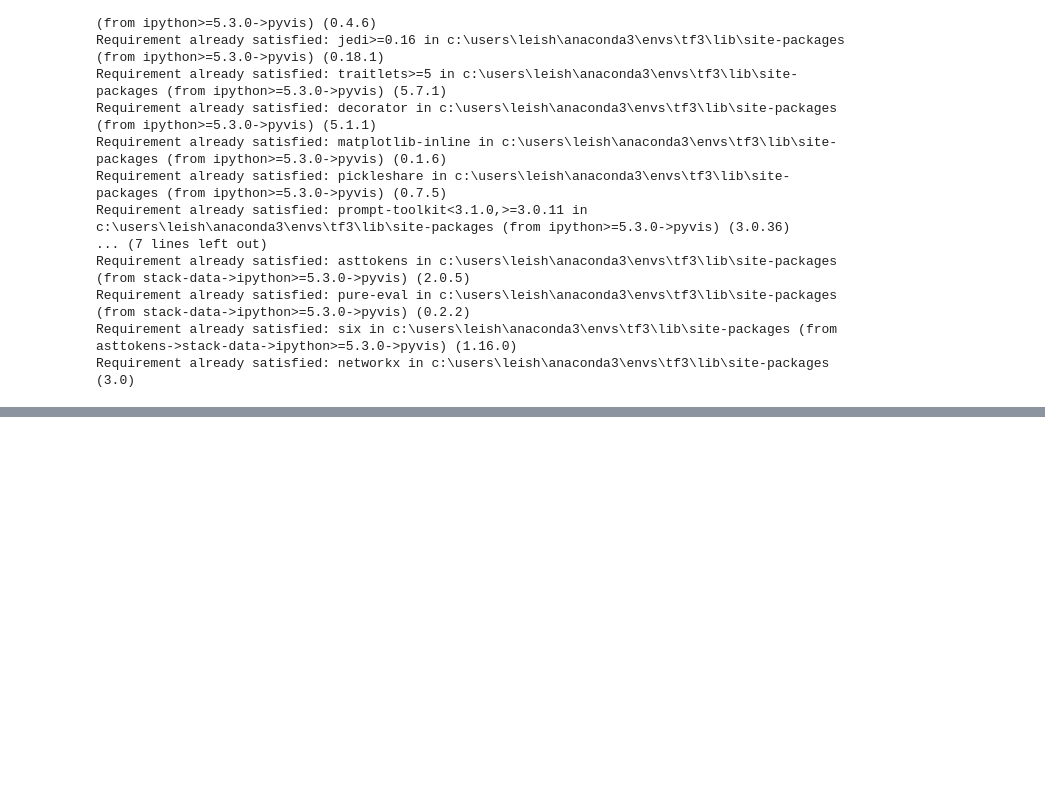
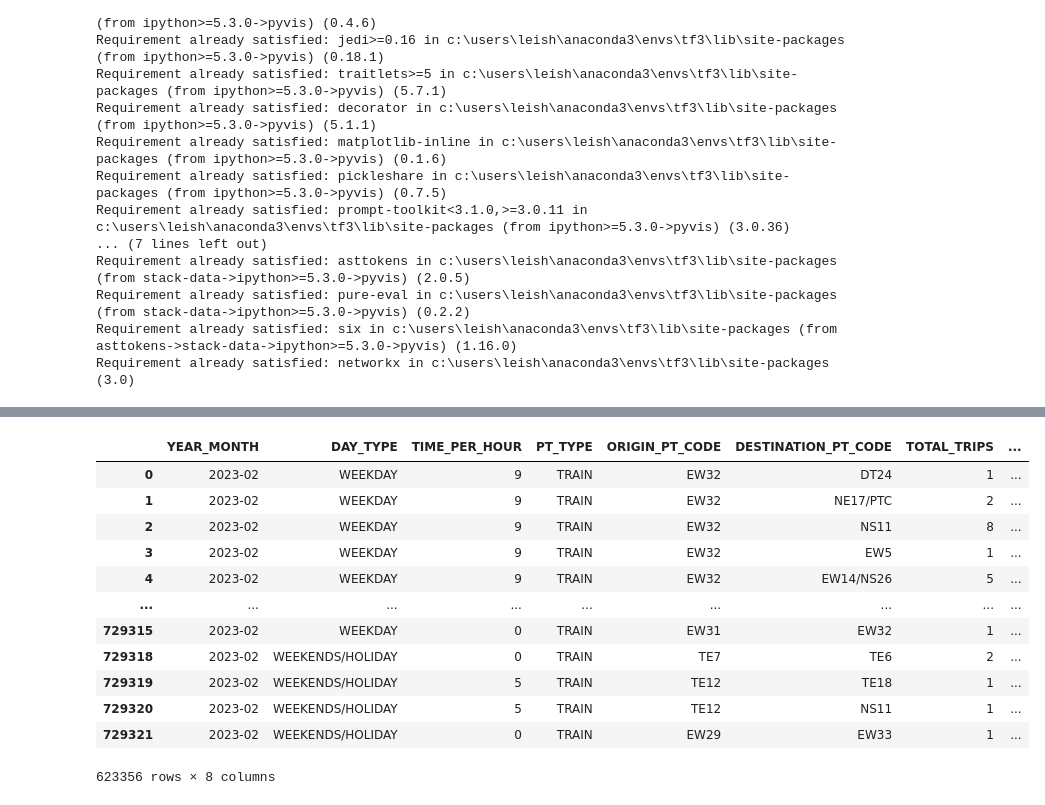
Before and after one commit to Sean-Leishman/NextStopABMS, a Jupyter notebook: data/passenger_volume_by_station.ipynb, the cells around one changed output, grey strips where cells are left out. Cells and saved outputs as stored; diff of their text form; code cells hidden in the pictures; blank space fills up the shorter version.

```diff
--- a/data/passenger_volume_by_station.ipynb
+++ b/data/passenger_volume_by_station.ipynb
@@ -98,0 +35,25 @@ example.html
+# %%
+df3 = pd.read_csv("weekday_passenger_vol.csv").rename(columns={"PT_CODE":"ORIGIN_PT_CODE"})
+df4 = pd.read_csv("weekends_passenger_vol.csv").rename(columns={"PT_CODE":"ORIGIN_PT_CODE"})
+# %%
+df3 = df3.append(df4)
+# %%
+df1 = df1.merge(df3[["ORIGIN_PT_CODE","TIME_PER_HOUR", "DAY_TYPE",'TOTAL_TAP_IN_VOLUME']], on=["ORIGIN_PT_CODE","TIME_PER_HOUR", "DAY_TYPE"])
+# %%
+df1 = df1.drop(df1.loc[(df1.ORIGIN_PT_CODE.str.startswith("B")) | (df1.ORIGIN_PT_CODE.str.startswith("P"))| (df1.ORIGIN_PT_CODE.str.startswith("S"))].index)
+# %%
+df1
+# %% [output]
+|  | YEAR_MONTH | DAY_TYPE | TIME_PER_HOUR | PT_TYPE | ORIGIN_PT_CODE | DESTINATION_PT_CODE | TOTAL_TRIPS | ... |
+| 0 | 2023-02 | WEEKDAY | 9 | TRAIN | EW32 | DT24 | 1 | ... |
+| 1 | 2023-02 | WEEKDAY | 9 | TRAIN | EW32 | NE17/PTC | 2 | ... |
+| 2 | 2023-02 | WEEKDAY | 9 | TRAIN | EW32 | NS11 | 8 | ... |
+| 3 | 2023-02 | WEEKDAY | 9 | TRAIN | EW32 | EW5 | 1 | ... |
+| 4 | 2023-02 | WEEKDAY | 9 | TRAIN | EW32 | EW14/NS26 | 5 | ... |
+| ... | ... | ... | ... | ... | ... | ... | ... | ... |
+| 729315 | 2023-02 | WEEKDAY | 0 | TRAIN | EW31 | EW32 | 1 | ... |
+| 729318 | 2023-02 | WEEKENDS/HOLIDAY | 0 | TRAIN | TE7 | TE6 | 2 | ... |
+| 729319 | 2023-02 | WEEKENDS/HOLIDAY | 5 | TRAIN | TE12 | TE18 | 1 | ... |
+| 729320 | 2023-02 | WEEKENDS/HOLIDAY | 5 | TRAIN | TE12 | NS11 | 1 | ... |
+| 729321 | 2023-02 | WEEKENDS/HOLIDAY | 0 | TRAIN | EW29 | EW33 | 1 | ... |
+623356 rows × 8 columns
```
Also changed, not shown: parts of 22 cells of this notebook, 8 other files.
